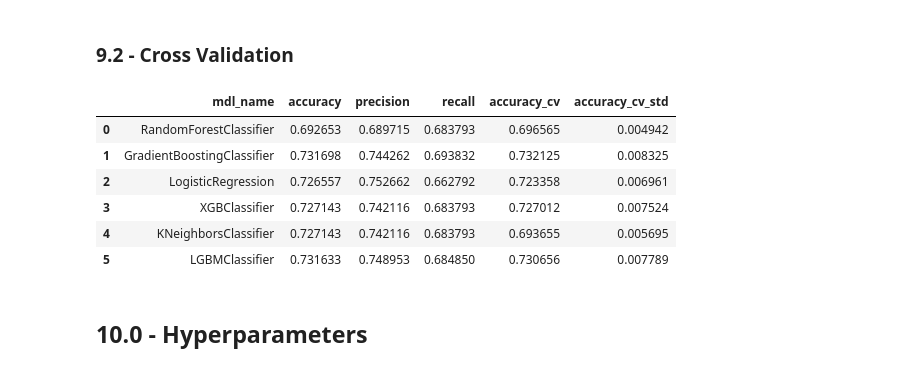
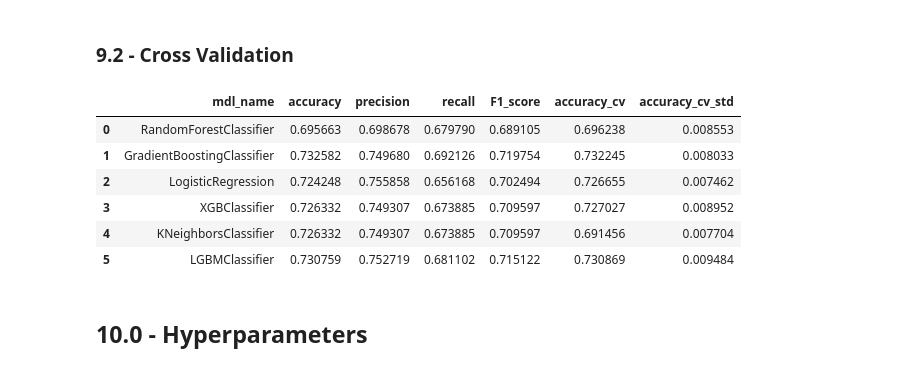
Before and after one commit to alessandra-barbosa/cardio_catch_disease, a Jupyter notebook: AB_cardio_catch_diseases_2.ipynb, the cells around one changed output. Cells and saved outputs as stored; diff of their text form; code cells hidden in the pictures.

```diff
--- a/AB_cardio_catch_diseases_2.ipynb
+++ b/AB_cardio_catch_diseases_2.ipynb
@@ -100,9 +111,11 @@ def metrics_score(y_valid, y_hat, mdl_name):
     accuracy = accuracy_score(y_valid, y_hat)
     precision = precision_score(y_valid, y_hat)
     recall = recall_score(y_valid, y_hat)
+    F1_score = f1_score(y_valid, y_hat)
 
-    return pd.DataFrame([[mdl_name, accuracy, precision, recall]],
-                        columns=['mdl_name', 'accuracy', 'precision', 'recall'
+
+    return pd.DataFrame([[mdl_name, accuracy, precision, recall,F1_score]],
+                        columns=['mdl_name', 'accuracy', 'precision', 'recall', 'F1_score'
                                  ])
 
 
@@ -962,22 +976,22 @@ df3_all_scores_sbs.style.highlight_max(subset = ["accuracy",'precision','recall'
 # %%
 ## all scoring split before scaling
 
 df3_all_scores_cv = pd.concat([df3_score_rf, df3_score_gbdt, df3_score_lr, df3_score_xgbc,
                               df3_score_knc, df3_score_lgbmc], axis=0).reset_index(drop=True)
 # rename column
 #df3_all_scores_cv.columns = ['mdl_name', 'accuracy', 'precision', 'recall', 'accuracy_cv', 'accuracy_cv_std']
 
 # reordenation from columns
 #df3_all_scores_cv[['mdl_name', 'accuracy', 'accuracy_cv', 'accuracy_cv_std', 'precision','recall']]
-df3_all_scores_cv.style.highlight_max(subset = ["accuracy",'precision','recall','accuracy_cv','accuracy_cv_std'])
+df3_all_scores_cv.style.highlight_max(subset = ["accuracy",'precision','recall','F1_score','accuracy_cv','accuracy_cv_std'])
 # %% [output]
-|  | mdl_name | accuracy | precision | recall | accuracy_cv | accuracy_cv_std |
-| 0 | RandomForestClassifier | 0.692653 | 0.689715 | 0.683793 | 0.696565 | 0.004942 |
-| 1 | GradientBoostingClassifier | 0.731698 | 0.744262 | 0.693832 | 0.732125 | 0.008325 |
-| 2 | LogisticRegression | 0.726557 | 0.752662 | 0.662792 | 0.723358 | 0.006961 |
-| 3 | XGBClassifier | 0.727143 | 0.742116 | 0.683793 | 0.727012 | 0.007524 |
-| 4 | KNeighborsClassifier | 0.727143 | 0.742116 | 0.683793 | 0.693655 | 0.005695 |
-| 5 | LGBMClassifier | 0.731633 | 0.748953 | 0.684850 | 0.730656 | 0.007789 |
+|  | mdl_name | accuracy | precision | recall | F1_score | accuracy_cv | accuracy_cv_std |
+| 0 | RandomForestClassifier | 0.695663 | 0.698678 | 0.679790 | 0.689105 | 0.696238 | 0.008553 |
+| 1 | GradientBoostingClassifier | 0.732582 | 0.749680 | 0.692126 | 0.719754 | 0.732245 | 0.008033 |
+| 2 | LogisticRegression | 0.724248 | 0.755858 | 0.656168 | 0.702494 | 0.726655 | 0.007462 |
+| 3 | XGBClassifier | 0.726332 | 0.749307 | 0.673885 | 0.709597 | 0.727027 | 0.008952 |
+| 4 | KNeighborsClassifier | 0.726332 | 0.749307 | 0.673885 | 0.709597 | 0.691456 | 0.007704 |
+| 5 | LGBMClassifier | 0.730759 | 0.752719 | 0.681102 | 0.715122 | 0.730869 | 0.009484 |
 # %%
 # Exporting result from cross validation
 pickle.dump(df3_all_scores_cv, open(r'C:\Users\Utente77\repos\cardio_catch_disease_PA001\parameters\cross_validation_results.pkl', 'wb'))
```
Also changed, not shown: parts of 44 cells of this notebook.
